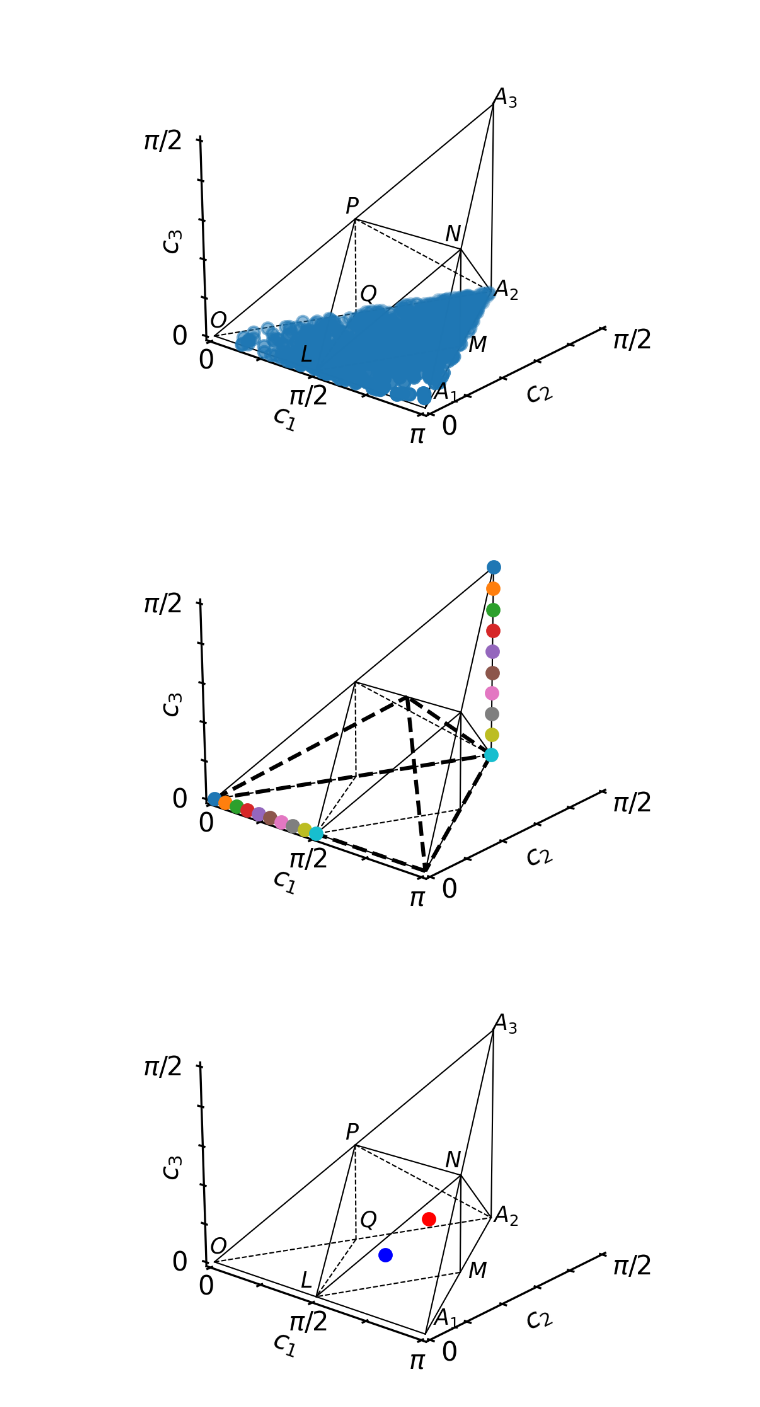
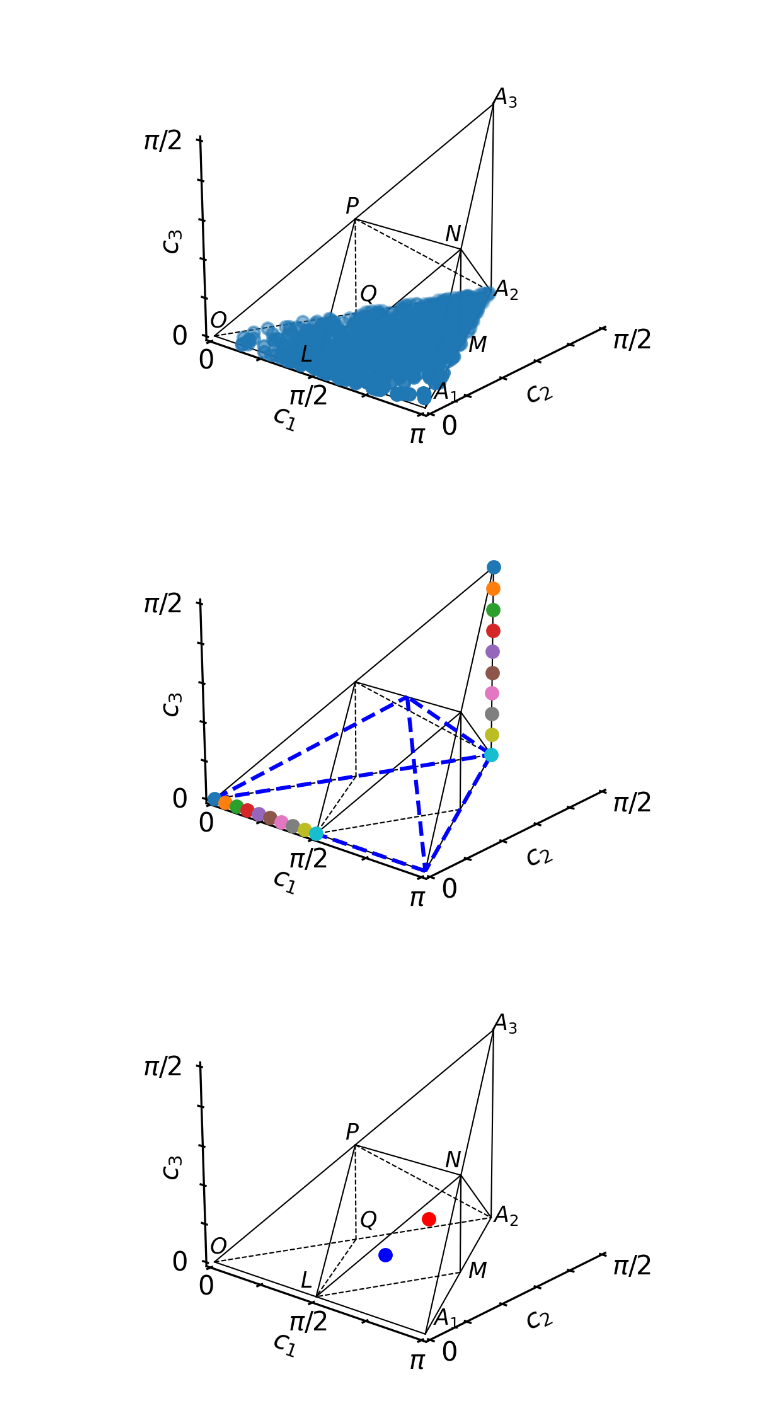
Before and after one commit to Pitt-JonesLab/mirror-gates, a Jupyter notebook: src/notebooks/weyl.ipynb, the cells around one changed output. Saved outputs shown, nothing was run; the diff lists cells and outputs as text; code cells hidden in the pictures.

```diff
--- a/src/notebooks/weyl.ipynb
+++ b/src/notebooks/weyl.ipynb
@@ -379,35 +418,35 @@ for i in range(N + 1):
     op1_list.append((t, color_gradient[i]))
     qc.swap(0, 1)
     op2 = Operator(qc).data
     op2_list.append((c1c2c3(op2), color_gradient[i]))
 
 # add the operations to the Weyl chamber
 for coords, color in op1_list:
     w.scatter(*coords, color=color)
 for coords, color in op2_list:
     w.scatter(*coords, color=color)
 
 # define a region using line segments between the following points
 # (0,0,0), (1/2, 1/2, 0); (0,0,0), (1,0,0); (1/2, 1/2, 0), (1,0,0); (0,0,0), (1/2, 1/4, 1/4)
 lines = [
     [(0, 0, 0), (0.5, 0.5, 0)],
     [(0, 0, 0), (1, 0, 0)],
     [(0.5, 0.5, 0), (1, 0, 0)],
     [(0, 0, 0), (0.5, 0.25, 0.25)],
     [(0.5, 0.5, 0), (0.5, 0.25, 0.25)],
     [(0.5, 0.25, 0.25), (1, 0, 0)],
 ]
 # draw the lines
 w.labels = {}
 w.plot()
 for i in range(len(lines)):
     w._draw_line(
-        w.ax, origin=lines[i][0], end=lines[i][1], color="black", linestyle="--"
+        w.ax, origin=lines[i][0], end=lines[i][1], color="blue", linestyle="--"
     )
 w.fig.savefig("cphase_swap.svg", dpi=300)
 # fig.savefig("cphase_swap.svg", dpi=300)
 # %% [output]
-[figure, old version]
+[figure, new version]
 # %%
 w = WeylChamber()
 
```
Also changed, not shown: parts of 3 cells of this notebook, 11 other files.
